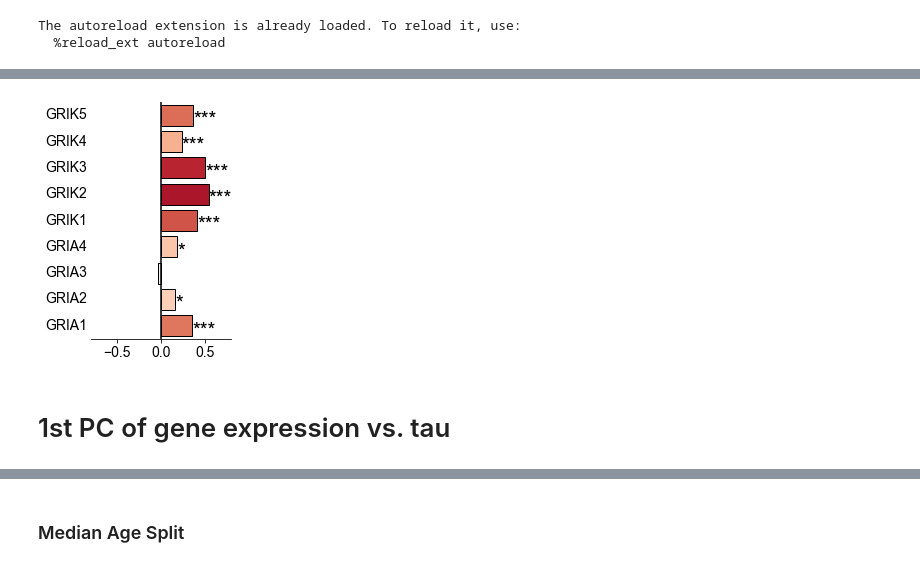
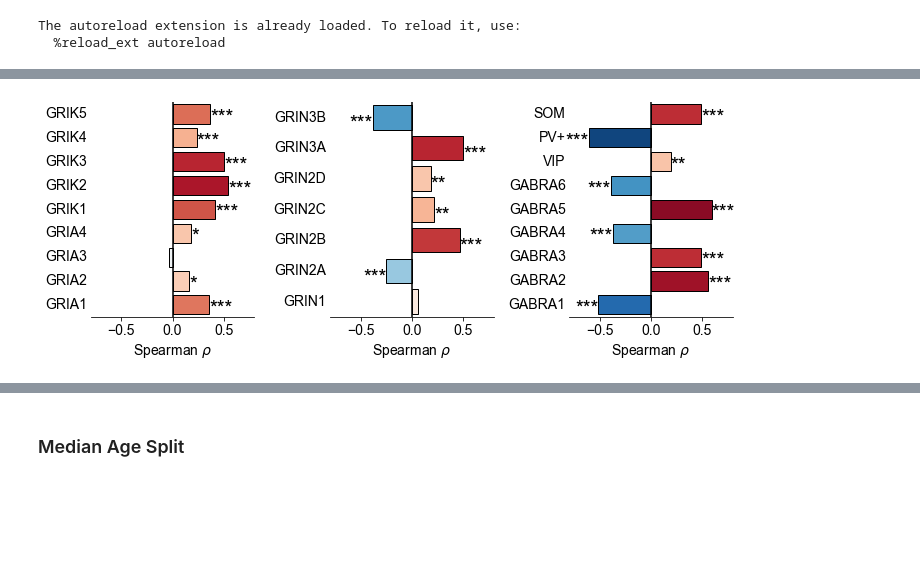
Before and after one commit to rdgao/field-echos, a Jupyter notebook: notebooks/viz_human_MMP.ipynb, the cells around one changed output, grey strips where cells are left out. Cells and saved outputs as stored; diff of their text form; code cells hidden in the pictures; blank space fills up the shorter version.

```diff
--- a/notebooks/viz_human_MMP.ipynb
+++ b/notebooks/viz_human_MMP.ipynb
@@ -27,7 +47,7 @@ save_plot=True
 The autoreload extension is already loaded. To reload it, use:
   %reload_ext autoreload
 # %%
-# load data
+# load parcellation projected ECoG data & structural/transcriptomic data
 d_query = 4
 df_W_max = pd.read_csv('../data/df_human_W_max_%i.csv'%d_query, index_col=0)
 df_tau_weighted = pd.read_csv('../data/df_human_tau_weighted_%i.csv'%d_query, index_col=0)
@@ -38,3 +58,12 @@ mmp_aggr = pd.read_csv('../data/mmp_macro.csv', index_col=0, names=['parcel','ma
 # get patient info for age-related analysis
 df_patient = df_ecog.groupby('patient').mean()[['gender', 'age']].astype(int)
 df_patient.index = df_patient.index.astype(int)
+
+# patient parcel coverage
+w_thres = 0.5
+df_patient.insert(len(df_patient.columns), 'coverage', np.sum(df_W_max>=w_thres,1))
+df_patient.insert(len(df_patient.columns), 'pct_coverage', np.sum(df_W_max>=w_thres,1)/len(df_W_max.columns))
+
+# compute thresholded and weighted average
+df_tau_threshed = df_tau_weighted[df_W_max>=w_thres]
+tau_parcel = echo_utils.compute_weighted_average(df_tau_weighted, df_W_max, w_thres, method='weighted')
@@ -176,38 +235,38 @@ colormap sequential: [0.00e+00, 2.50e-02, 5.00e-02] (opaque)
+# %%
+# compute correlation of timescale with individual genes
+df_tau_corr_all = pd.DataFrame(index=df_struct.columns[1:], columns=['rho', 'pv'])
+for i_f, s_f in enumerate(df_struct.columns[1:]):
+    rho, _, p_resamp, _ = echo_utils.perm_spearman(df_struct[s_f], tau_parcel.values)
+    df_tau_corr_all.loc[s_f] = rho, p_resamp
+
+color = plt.cm.RdBu_r(np.linspace(0,1,200))
 # %%
-sig_thres = 0.01
-df_tau_corr_all = pd.DataFrame(index=df_struct.columns[1:], columns=['rho', 'pv'])
-for i_f, s_f in enumerate(df_struct.columns[1:]):
-    rho, pv = stats.spearmanr(df_struct[s_f], tau_parcel, nan_policy='omit')
-    df_tau_corr_all.loc[s_f] = rho, pv
-
-color = plt.cm.RdBu_r(np.linspace(0,1,200))
-
-# genes
+# select a list of genes of interest
 expr_ampa = df_tau_corr_all.index[45:49].values
 expr_nmda = df_tau_corr_all.index[49:56].values
 expr_kainate = df_tau_corr_all.index[66:71].values
 expr_gaba = df_tau_corr_all.index[71:77].values
 expr_inh = df_tau_corr_all.index[89:92].values
 
-query_set = np.concatenate((expr_ampa, expr_kainate))
-#query_set = expr_nmda
-#query_set = np.concatenate((expr_gaba, expr_inh))
+gene_sets = [np.concatenate((expr_ampa, expr_kainate)), expr_nmda, np.concatenate((expr_gaba, expr_inh))]
+plt.figure(figsize=(10,4))
+for i_g, query_set in enumerate(gene_sets):
+    plt.subplot(1,3, i_g+1)
+    for i_f, s_f in enumerate(query_set):
+        rho, pv = df_tau_corr_all.loc[s_f]
+        plt.barh(i_f, rho, ec='k', fc=color[int((1+rho*1.5)*100)])
+        s = np.sum(pv<=np.array([0.05, 0.01, 0.005]))*'*'
+        plt.text(rho, i_f-0.4, s, fontsize=20, horizontalalignment='left' if rho>0 else 'right')
 
-plt.figure(figsize=(3,4))
-for i_f, s_f in enumerate(query_set):
-    rho, pv = df_tau_corr_all.loc[s_f]
-    plt.barh(i_f, rho, ec='k', fc=color[int((1+rho*1.5)*100)])
-    s = np.sum(pv<=np.array([0.05, 0.01, 0.005]))*'*'
-    plt.text(rho, i_f-0.4, s, fontsize=20, horizontalalignment='left' if rho>0 else 'right')
+    plt.plot([0,0], plt.ylim(), 'k')
+    plt.ylim([-0.5,len(query_set)-0.5])
+    plt.yticks(range(len(query_set)), query_set, rotation=0, ha='right', va='center', rotation_mode='anchor')
+    plt.tick_params(axis='y', which=u'both',length=0)
+    plt.xlim([-.8,.8]); plt.xlabel(r'Spearman $\rho$')
+    despine(left=True);
 
-plt.plot([0,0], plt.ylim(), 'k')
-plt.ylim([-0.5,len(query_set)-0.5])
-plt.yticks(range(len(query_set)), query_set, rotation=0, ha='right', va='center', rotation_mode='anchor')
-plt.tick_params(axis='y', which=u'both',length=0)
-plt.xlim([-.8,.8])
-despine(left=True);plt.tight_layout()
-#plt.savefig(fig_path%'mni_all_corr',  bbox_inches='tight')
+
+plt.tight_layout()
+plt.savefig(fig_path%'mni_gene_indiv',  bbox_inches='tight')
 # %% [output]
-[figure, old version]
+[figure, new version]
-# %% [markdown]
-# 1st PC of gene expression vs. tau
```
Also changed, not shown: parts of 22 cells of this notebook, 5 other files.
